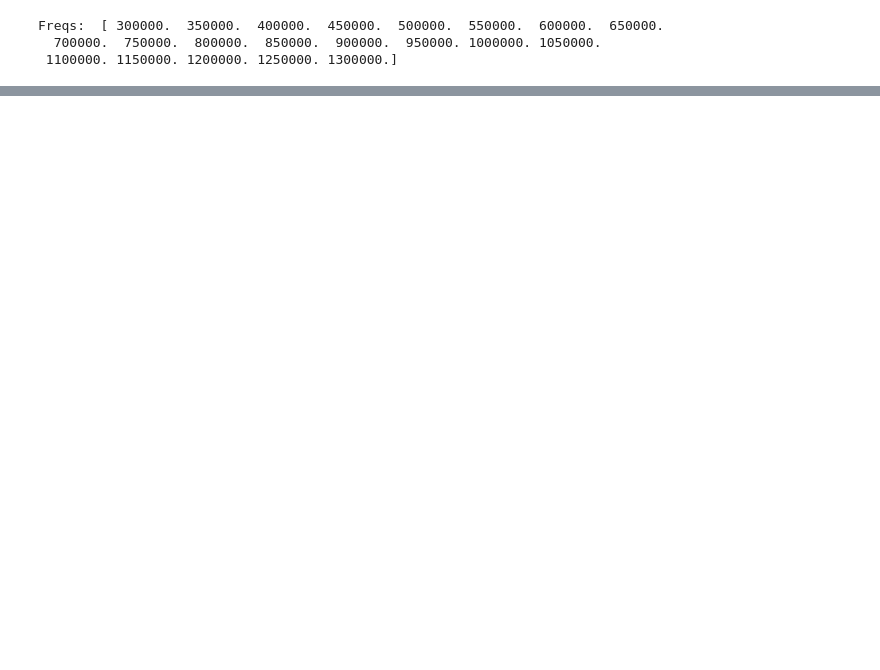
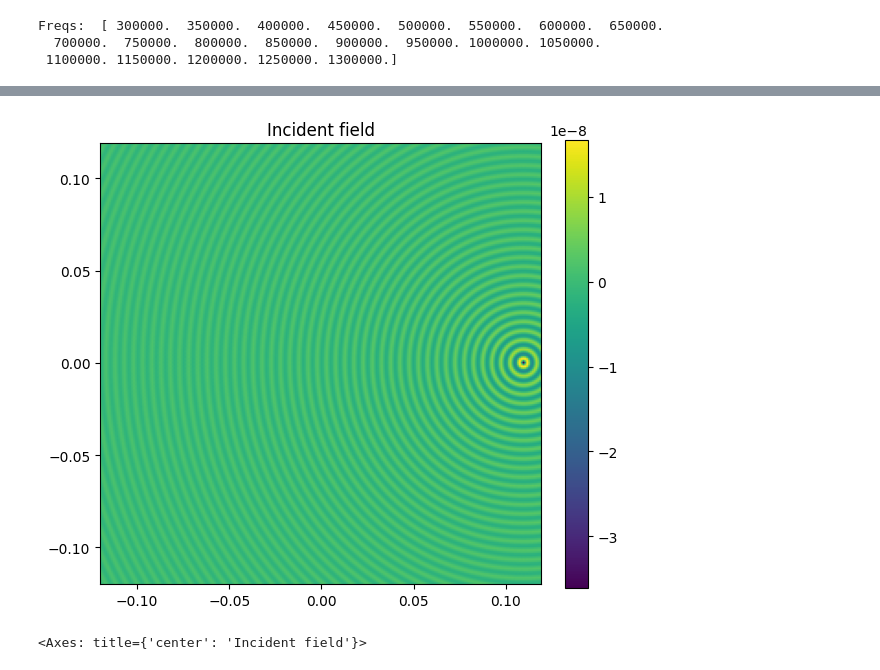
Before and after one commit to weiliao001211/US_project, a Jupyter notebook: examples/neural_operator_data/data_gen_wave.ipynb, the cells around one changed output, grey strips where cells are left out. Drawn from its saved outputs; the diff is of its cells as text; code cells hidden in the pictures; blank space fills up the shorter version.

```diff
--- a/examples/neural_operator_data/data_gen_wave.ipynb
+++ b/examples/neural_operator_data/data_gen_wave.ipynb
@@ -232,3 +250,14 @@ KeyboardInterrupt:
+# %%
+incident_fields_fd = dtft_wavefield(
+    incident_fields_td,
+    dt=op.dt,
+    freqs=freqs,
+)
+# view tx0 at f_idx=0
+ImageData(incident_fields_fd[:,:,0,0], grid=grid).show(cmap="viridis", title="Incident field")
+# %% [output]
+[figure, added]
+<Axes: title={'center': 'Incident field'}>
 # %%
 # ---- Total fields in heterogeneous medium → scattered = total - incident ----
 c_het = c_true.array
```
Also changed, not shown: parts of 15 cells of this notebook, 7 other files.
